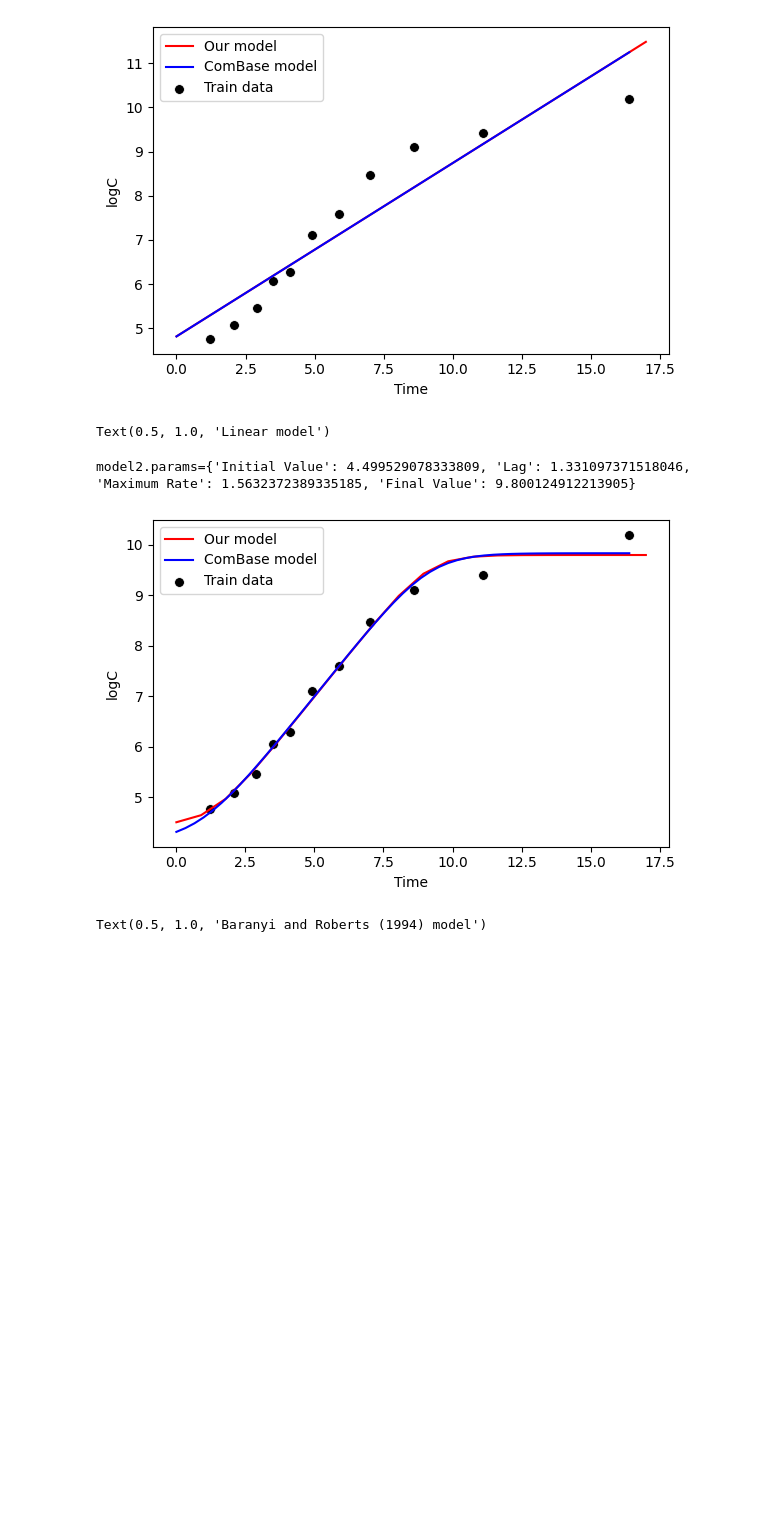
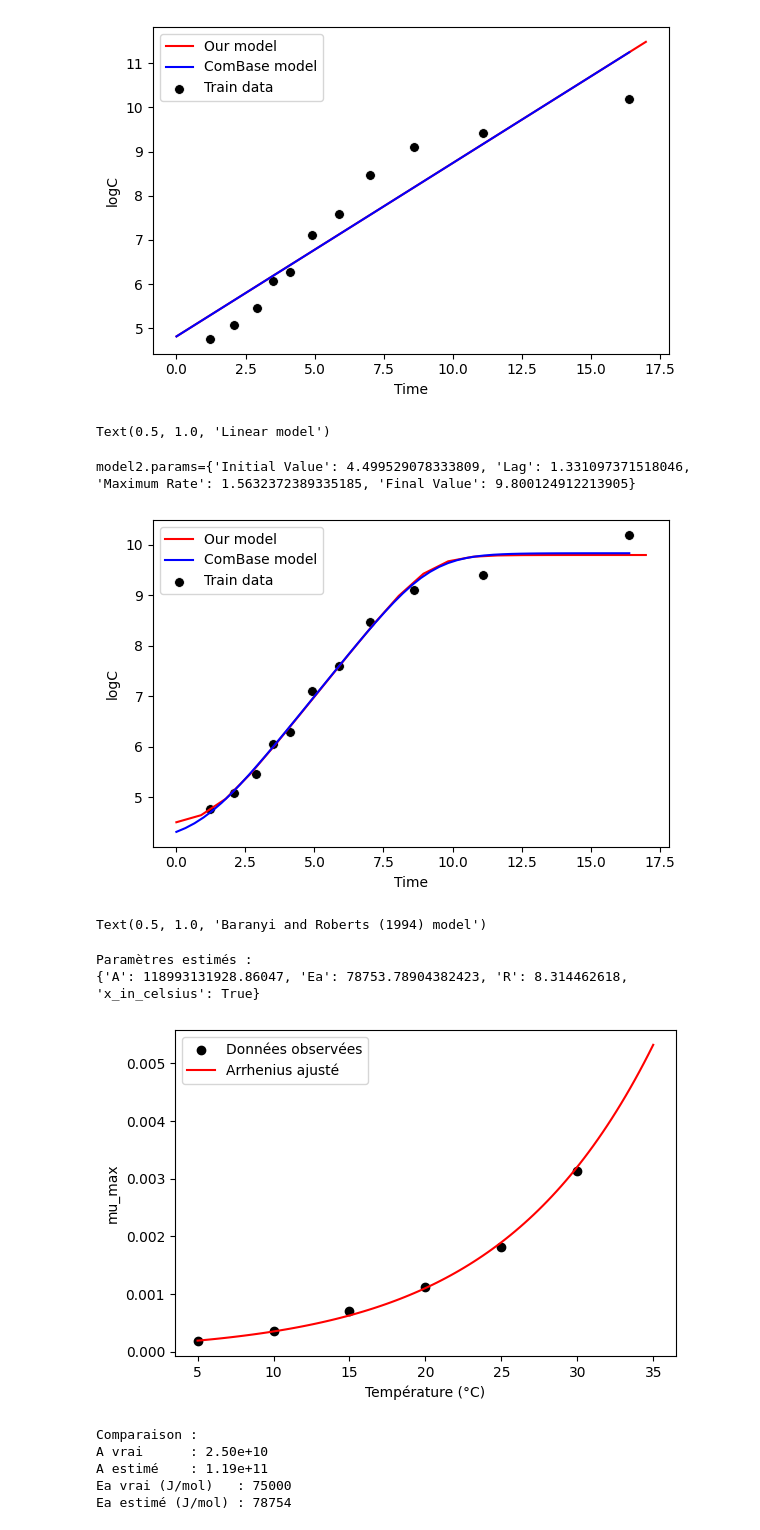
Before and after one commit to lulutinee/safer_food, a Jupyter notebook: notebooks/Utils.ipynb, the cells around one changed output. Cells and saved outputs as stored; diff of their text form; code cells hidden in the pictures; blank space fills up the shorter version.

Commit message:
Added and tested (on dummy data) Arrhenius model (fit and predict) to ClassicalModel (ml_logic/baseline); Cleaned up Utils.ipynb; Improved streamlit frontend

```diff
--- a/notebooks/Utils.ipynb
+++ b/notebooks/Utils.ipynb
@@ -328,3 +149,79 @@ ax.set_title('Baranyi and Roberts (1994) model')
 model2.params={'Initial Value': 4.499529078333809, 'Lag': 1.331097371518046, 'Maximum Rate': 1.5632372389335185, 'Final Value': 9.800124912213905}
 [figure]
 Text(0.5, 1.0, 'Baranyi and Roberts (1994) model')
+# %%
+#Test modèle Arrhénius
+# -----------------------------
+# 1️⃣ Données "vraies"
+# -----------------------------
+
+# Constantes physiques
+R = 8.314462618  # J/mol/K
+
+# Paramètres vrais (inconnus du modèle)
+A_true = 2.5e10        # facteur pré-exponentiel
+Ea_true = 75000        # J/mol (75 kJ/mol)
+
+# Températures expérimentales (°C)
+T_celsius = np.array([5, 10, 15, 20, 25, 30])
+
+# Conversion en Kelvin
+T_kelvin = T_celsius + 273.15
+
+# Génération du paramètre primaire (ex: mu_max)
+mu_true = A_true * np.exp(-Ea_true / (R * T_kelvin))
+
+# Ajout bruit expérimental (5%)
+noise = np.random.normal(0, 0.05 * mu_true)
+mu_observed = mu_true + noise
+
+# -----------------------------
+# 2️⃣ Fit du modèle Arrhenius
+# -----------------------------
+
+model = ClassicalModel()
+model.fit(T_celsius.tolist(), mu_observed.tolist(), model="arrhenius")
+
+print("Paramètres estimés :")
+print(model.params)
+
+# -----------------------------
+# 3️⃣ Prédiction
+# -----------------------------
+
+T_test = np.linspace(5, 35, 100)
+mu_pred = model.predict(T_test.tolist())
+
+# -----------------------------
+# 4️⃣ Visualisation
+# -----------------------------
+
+plt.figure(figsize=(6, 4))
+
+plt.scatter(T_celsius, mu_observed, color="black", label="Données observées")
+plt.plot(T_test, mu_pred, color="red", label="Arrhenius ajusté")
+
+plt.xlabel("Température (°C)")
+plt.ylabel("mu_max")
+plt.legend()
+plt.tight_layout()
+plt.show()
+
+# -----------------------------
+# 5️⃣ Comparaison paramètres
+# -----------------------------
+
+print("\nComparaison :")
+print(f"A vrai      : {A_true:.2e}")
+print(f"A estimé    : {model.params['A']:.2e}")
+print(f"Ea vrai (J/mol)   : {Ea_true:.0f}")
+print(f"Ea estimé (J/mol) : {model.params['Ea']:.0f}")
+# %% [output]
+Paramètres estimés :
+{'A': 118993131928.86047, 'Ea': 78753.78904382423, 'R': 8.314462618, 'x_in_celsius': True}
+[figure, added]
+Comparaison :
+A vrai      : 2.50e+10
+A estimé    : 1.19e+11
+Ea vrai (J/mol)   : 75000
+Ea estimé (J/mol) : 78754
```
Also changed, not shown: parts of 6 cells of this notebook, 6 other files.
